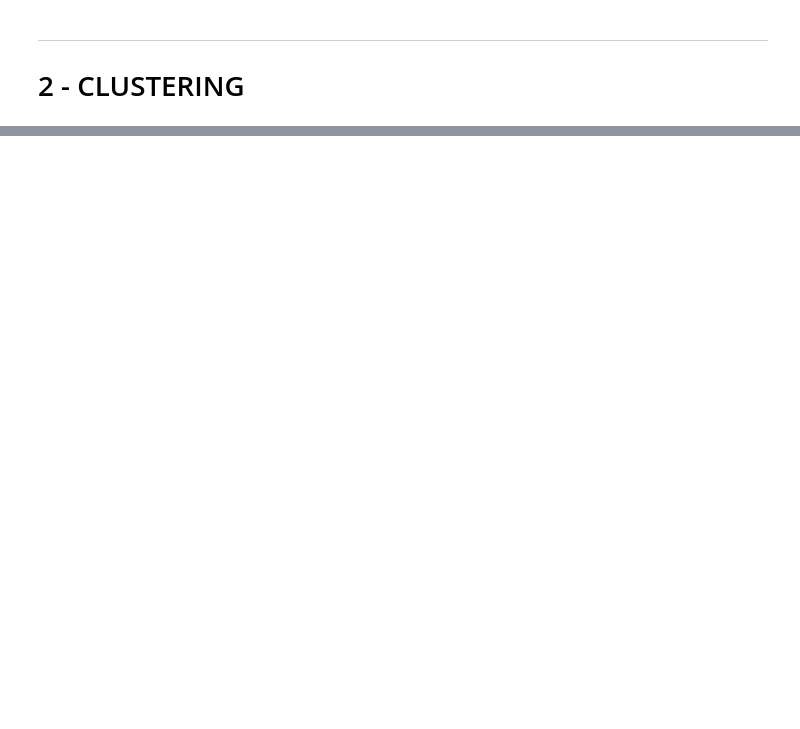
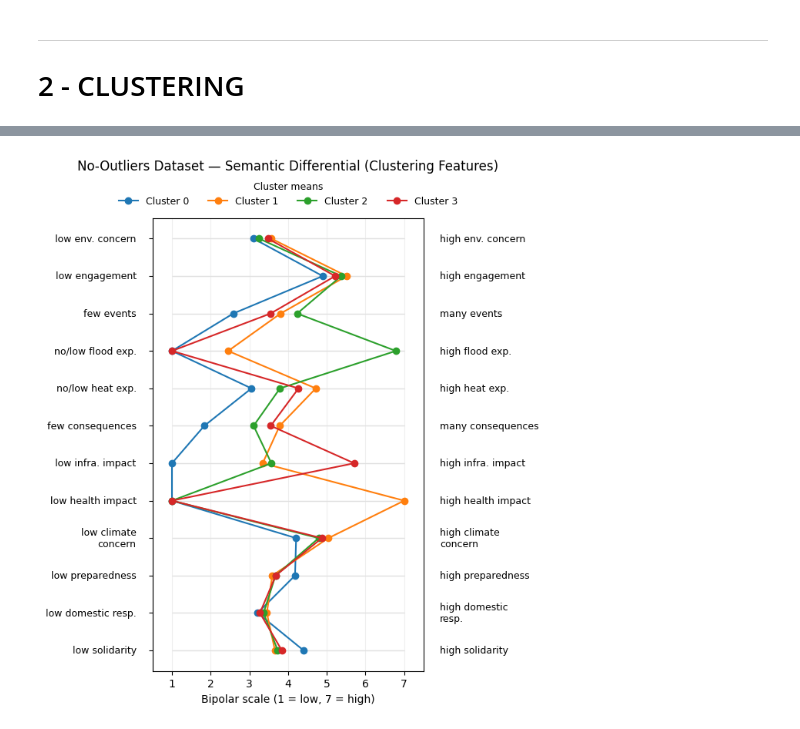
Before and after one commit to enricovaccari/Mapping_The_Italian_Climate_Mindscape, a Jupyter notebook: notebooks/04_clustering.ipynb, the cells around one changed output, grey strips where cells are left out. Cells and saved outputs as stored; diff of their text form; code cells hidden in the pictures; blank space fills up the shorter version.

```diff
--- a/notebooks/04_clustering.ipynb
+++ b/notebooks/04_clustering.ipynb
@@ -536,0 +1626,91 @@ plt.show()
+# %%
+import matplotlib.pyplot as plt
+import pandas as pd
+import numpy as np
+import textwrap
+from matplotlib.transforms import blended_transform_factory
+
+# ===== INPUT =====
+df = noout12_with_labels.copy()
+title = "No-Outliers Dataset — Semantic Differential (Clustering Features)"
+
+poles = {
+    "environmental_concerns":        ("low env. concern", "high env. concern"),
+    "adaptation_engagement_score":   ("low engagement", "high engagement"),
+    "climate_event_count":           ("few events", "many events"),
+    "flood_experience":              ("no/low flood exp.", "high flood exp."),
+    "heat_experience":               ("no/low heat exp.", "high heat exp."),
+    "climate_consequence_count":     ("few consequences", "many consequences"),
+    "infra_consequences":            ("low infra. impact", "high infra. impact"),
+    "health_consequences":           ("low health impact", "high health impact"),
+    "climate_concern":               ("low climate concern", "high climate concern"),
+    "personal_preparedness_score":   ("low preparedness", "high preparedness"),
+    "domestic_responsibility":       ("low domestic resp.", "high domestic resp."),
+    "global_solidarity":             ("low solidarity", "high solidarity"),
+}
+selected_features = list(poles.keys())
+
+# ===== PREP =====
+missing = [f for f in selected_features if f not in df.columns]
+if missing:
+    raise ValueError(f"Missing in dataframe: {missing}")
+
+means = df.groupby("cluster")[selected_features].mean().T
+
+# keep original values (already MinMax-scaled 0–1), then map to 1–7 for readability
+scaled = 1 + 6 * means  # (0–1) → (1–7) linear
+
+ypos = np.arange(len(selected_features))
+
+# ===== PLOT =====
+# compact width; height scales with number of items
+fig, ax = plt.subplots(figsize=(8, max(7, len(selected_features) * 0.55)))
+# extra side space for pole labels
+fig.subplots_adjust(left=0.33, right=0.77, top=0.92, bottom=0.08)
+
+# 1–7 rails
+for y in ypos:
+    ax.hlines(y, xmin=1, xmax=7, color="0.88", linewidth=1)
+
+# cluster lines
+for cl in scaled.columns:
+    ax.plot(scaled[cl].values, ypos, marker="o", linewidth=1.5, label=f"Cluster {cl}")
+
+# no feature names on Y-axis
+ax.set_yticks(ypos)
+ax.set_yticklabels([""] * len(ypos))
+
+# compact X-axis
+ax.set_xlim(0.5, 7.5)
+ax.set_xticks([1, 2, 3, 4, 5, 6, 7])
+ax.set_xlabel("Bipolar scale (1 = low, 7 = high)")
+ax.set_title(title, pad=45)
+ax.grid(axis="x", alpha=0.2)
+ax.invert_yaxis()
+
+# place poles OUTSIDE the plotting area, with text wrapping
+wrap = lambda s: textwrap.fill(s, width=18)
+trans_left  = blended_transform_factory(ax.transAxes, ax.transData)  # x in [0..1], y in data
+trans_right = trans_left
+
+for i, feat in enumerate(selected_features):
+    left_txt, right_txt = poles[feat]
+    ax.text(-0.06, i, wrap(left_txt),  transform=trans_left,
+            va="center", ha="right", fontsize=9, clip_on=False)
+    ax.text( 1.06, i, wrap(right_txt), transform=trans_right,
+            va="center", ha="left",  fontsize=9, clip_on=False)
+
+# horizontal legend below the title (no overlap)
+ax.legend(
+    title="Cluster means",
+    loc="upper center",
+    bbox_to_anchor=(0.5, 1.10),
+    ncol=len(scaled.columns),
+    frameon=False,
+    fontsize=9,
+    title_fontsize=9,
+)
+
+plt.show()
+# %% [output]
+[figure, added]
```
Also changed, not shown: parts of 49 cells of this notebook, 18 other files.
